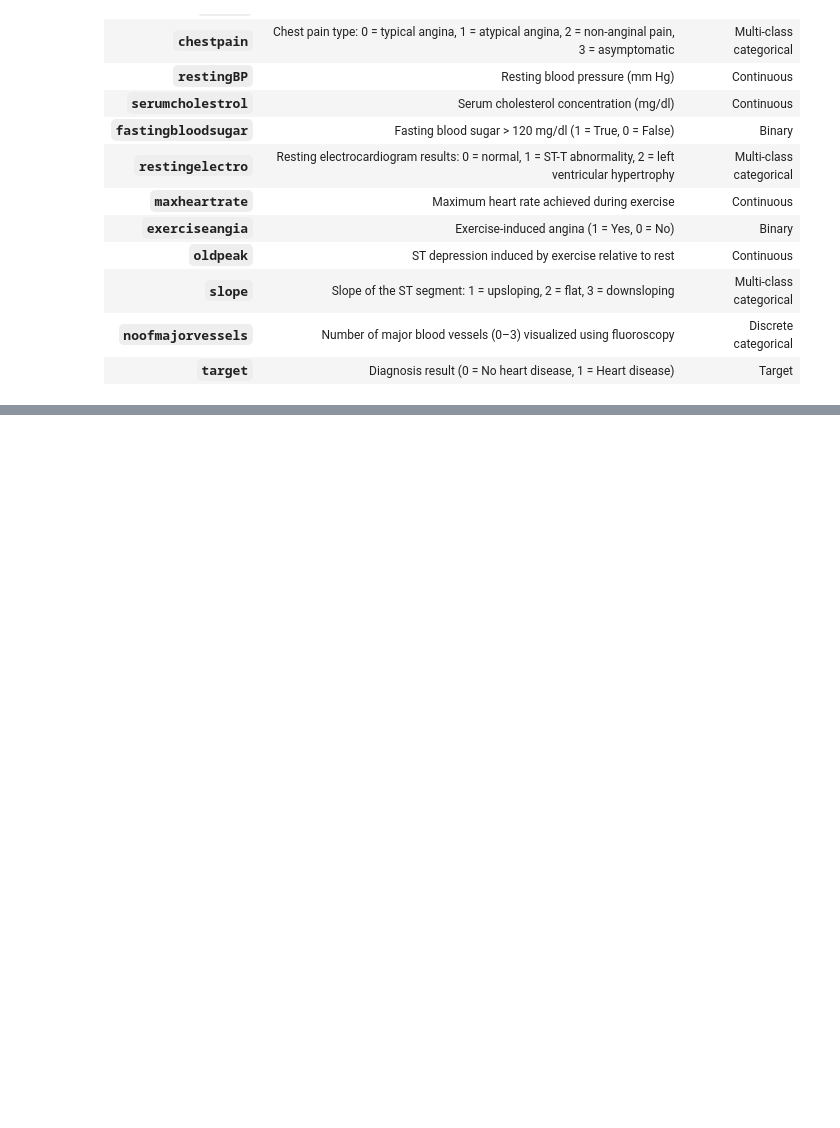
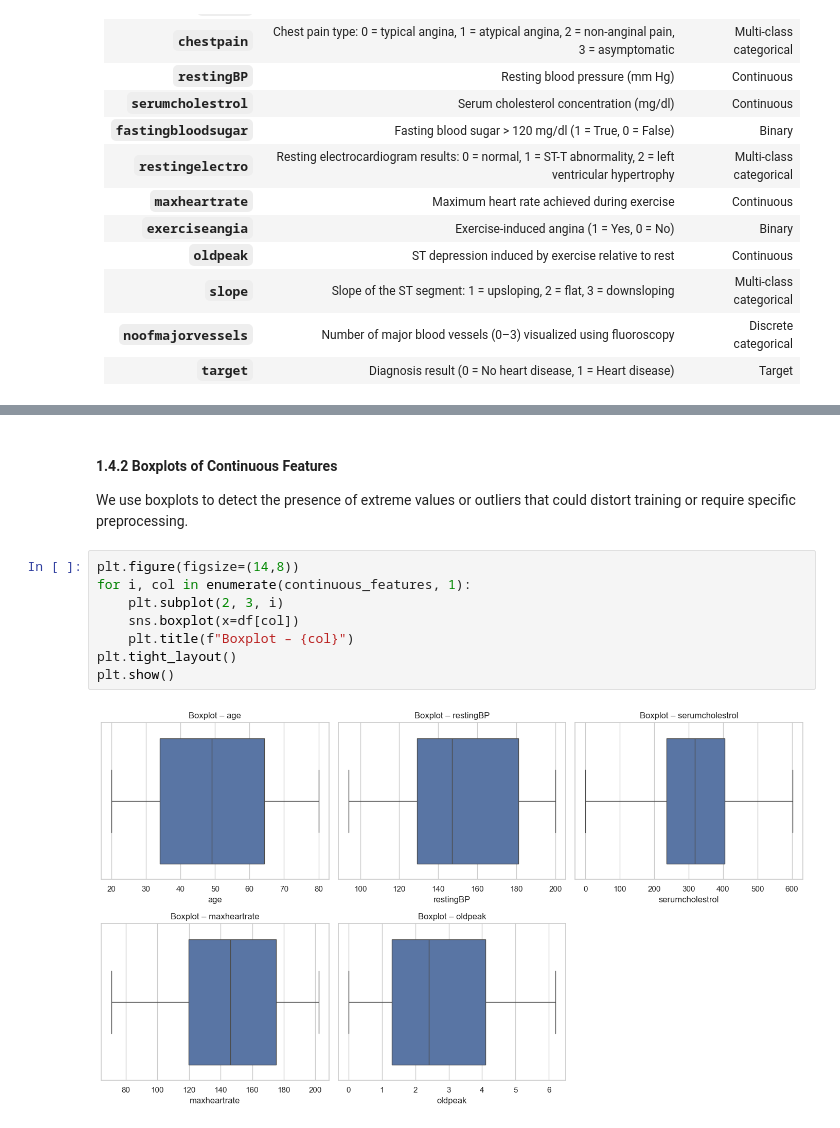
Before and after one commit to paul-adrien1/Projet_ML_notebook, a Jupyter notebook: ML_Project_AVC.ipynb, the cells around one changed output, grey strips where cells are left out. Cells and saved outputs as stored; diff of their text form; blank space fills up the shorter version.

```diff
--- a/ML_Project_AVC.ipynb
+++ b/ML_Project_AVC.ipynb
@@ -64,0 +274,14 @@ The table below summarizes the 13 input features, their medical meaning, and the
+# %% [markdown]
+#### 1.4.2 Boxplots of Continuous Features
+
+We use boxplots to detect the presence of extreme values or outliers that could distort training or require specific preprocessing.
+# %%
+plt.figure(figsize=(14,8))
+for i, col in enumerate(continuous_features, 1):
+    plt.subplot(2, 3, i)
+    sns.boxplot(x=df[col])
+    plt.title(f"Boxplot – {col}")
+plt.tight_layout()
+plt.show()
+# %% [output]
+[figure, added]
```
Also changed, not shown: parts of 46 cells of this notebook.
